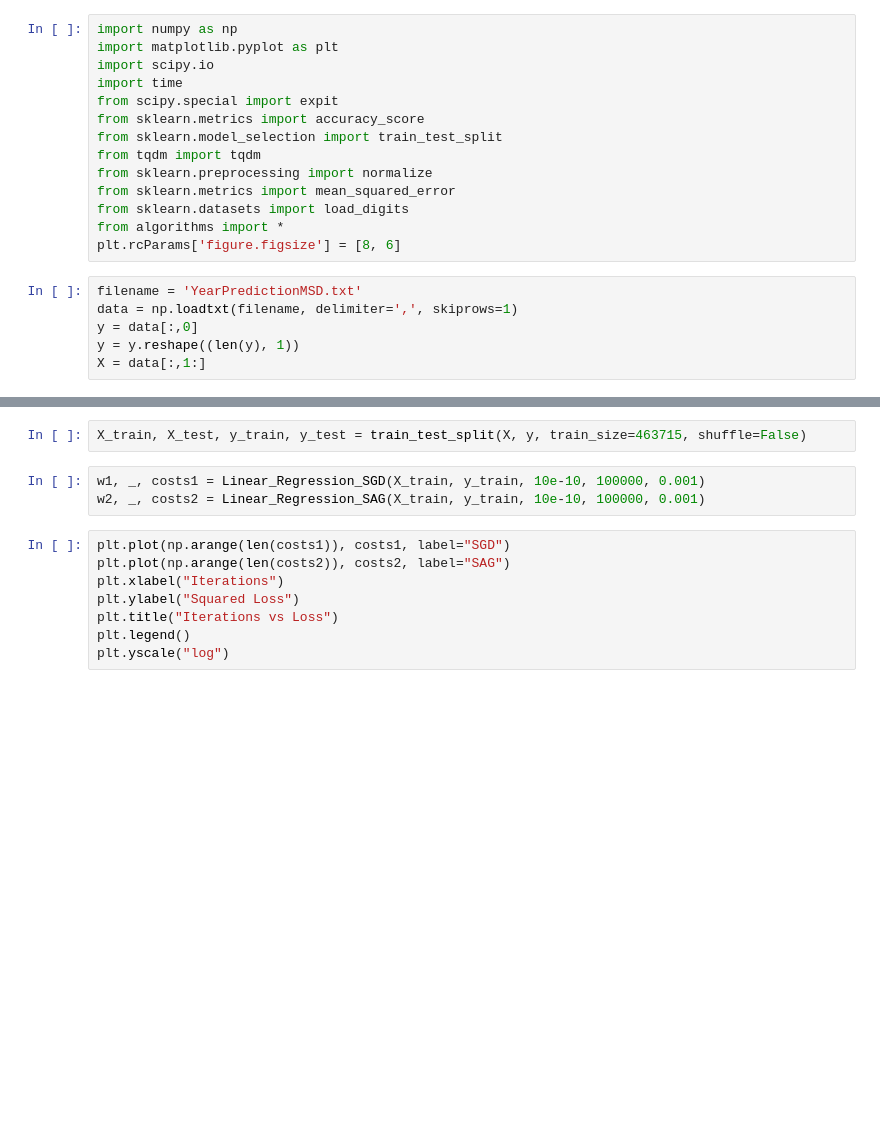
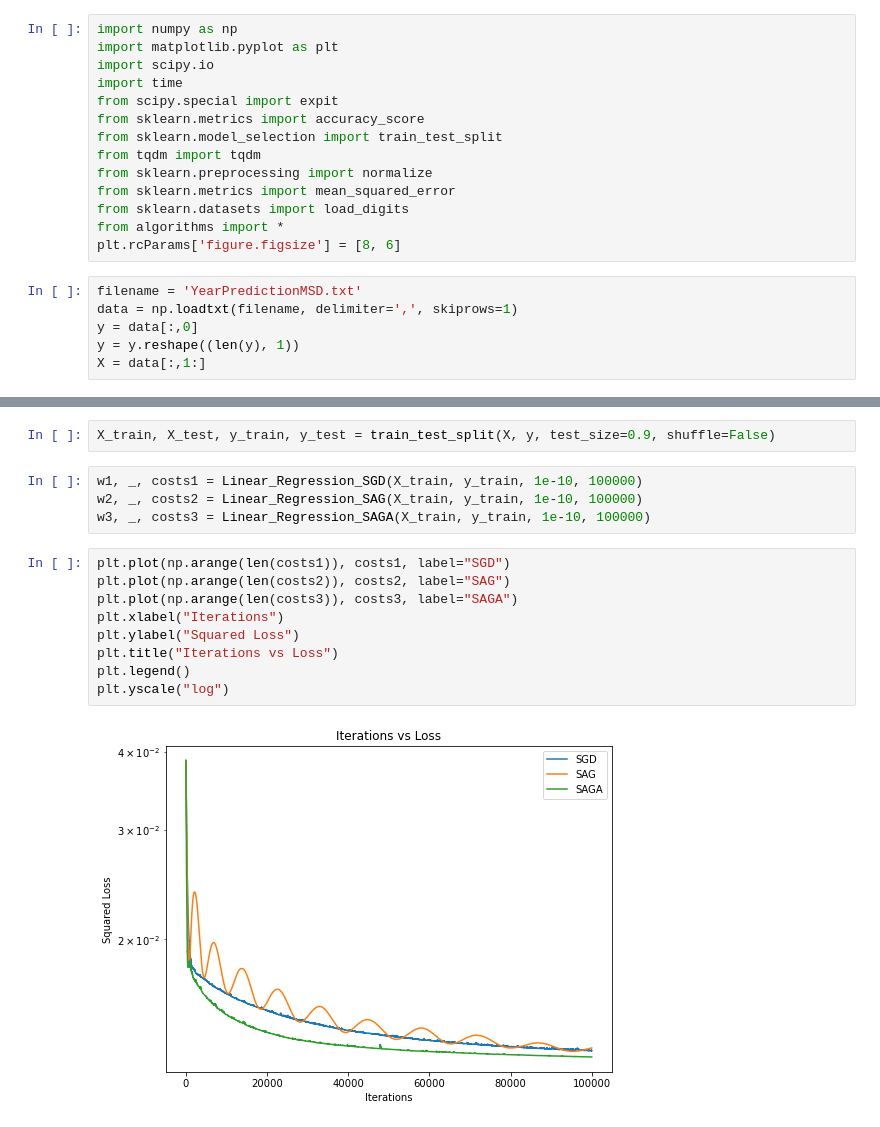
Before and after one commit to yn224/GD_reprod, a Jupyter notebook: Wei/MillionSong_QuadraticLoss.ipynb, the cells around one changed output, grey strips where cells are left out. Cells and saved outputs as stored; diff of their text form; blank space fills up the shorter version.

```diff
--- a/Wei/MillionSong_QuadraticLoss.ipynb
+++ b/Wei/MillionSong_QuadraticLoss.ipynb
@@ -113,13 +159,17 @@ def Linear_Regression_SAG(x, y, eta, K, L, q=None):
 # %%
-X_train, X_test, y_train, y_test = train_test_split(X, y, train_size=463715, shuffle=False)
+X_train, X_test, y_train, y_test = train_test_split(X, y, test_size=0.9, shuffle=False)
 # %%
-w1, _, costs1 = Linear_Regression_SGD(X_train, y_train, 10e-10, 100000, 0.001)
-w2, _, costs2 = Linear_Regression_SAG(X_train, y_train, 10e-10, 100000, 0.001)
+w1, _, costs1 = Linear_Regression_SGD(X_train, y_train, 1e-10, 100000)
+w2, _, costs2 = Linear_Regression_SAG(X_train, y_train, 1e-10, 100000)
+w3, _, costs3 = Linear_Regression_SAGA(X_train, y_train, 1e-10, 100000)
 # %%
 plt.plot(np.arange(len(costs1)), costs1, label="SGD")
 plt.plot(np.arange(len(costs2)), costs2, label="SAG")
+plt.plot(np.arange(len(costs3)), costs3, label="SAGA")
 plt.xlabel("Iterations")
 plt.ylabel("Squared Loss")
 plt.title("Iterations vs Loss")
 plt.legend()
 plt.yscale("log")
+# %% [output]
+[figure, added]
```
Also changed, not shown: parts of 1 cell of this notebook, 10 other files.
